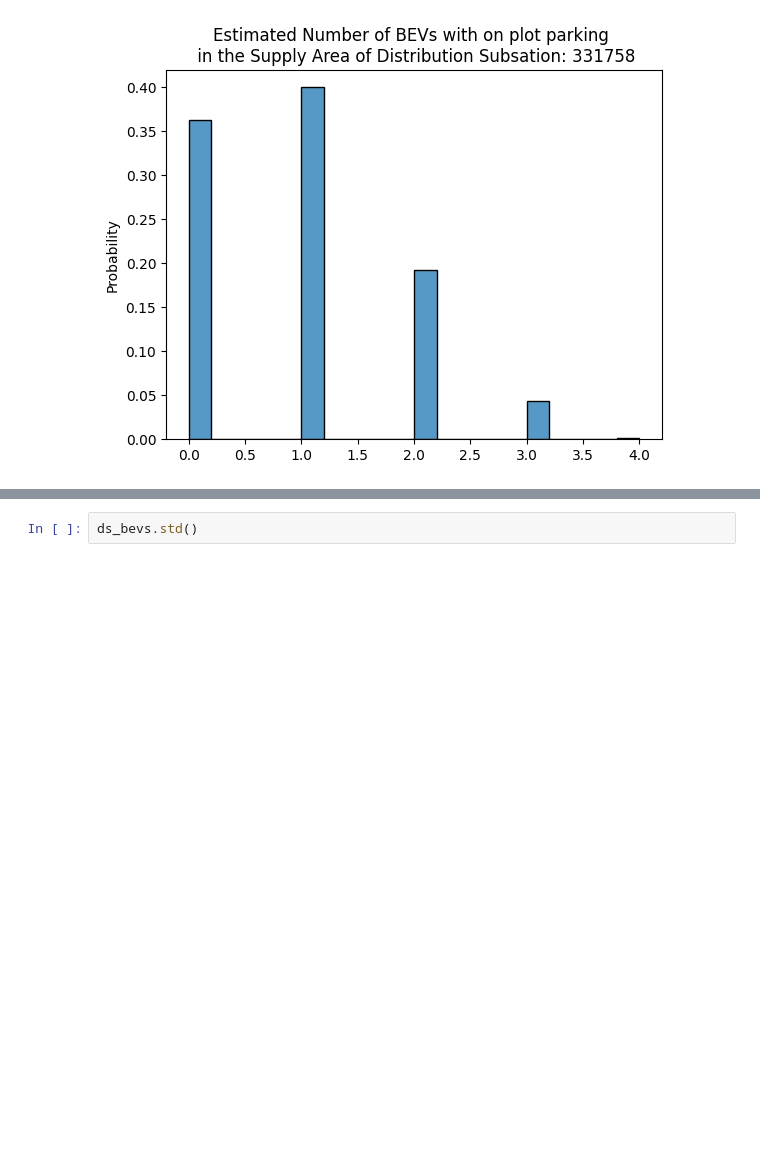
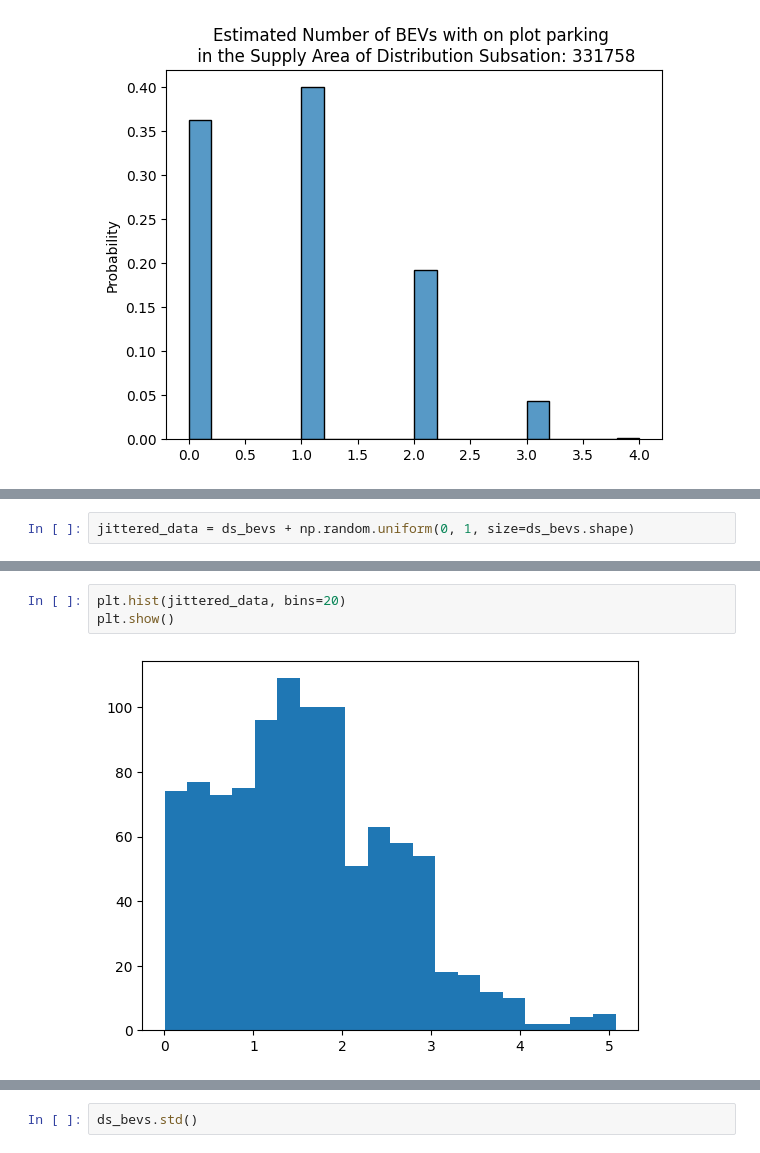
Before and after one commit to robertoldaker/net-zero-energy-systems, a Jupyter notebook: EvDemandModel/Dev/HistoricalDataEstimation.ipynb, the cells around one changed output, grey strips where cells are left out. Cells and saved outputs as stored; diff of their text form; blank space fills up the shorter version.

```diff
--- a/EvDemandModel/Dev/HistoricalDataEstimation.ipynb
+++ b/EvDemandModel/Dev/HistoricalDataEstimation.ipynb
@@ -1272,0 +1275,2 @@ ds_bevs.mean()
+# %%
+jittered_data = ds_bevs + np.random.uniform(0, 1, size=ds_bevs.shape)
@@ -1272,0 +1282,5 @@ ds_bevs.mean()
+# %%
+plt.hist(jittered_data, bins=20)
+plt.show()
+# %% [output]
+[figure, added]
```
Also changed, not shown: parts of 11 cells of this notebook.
